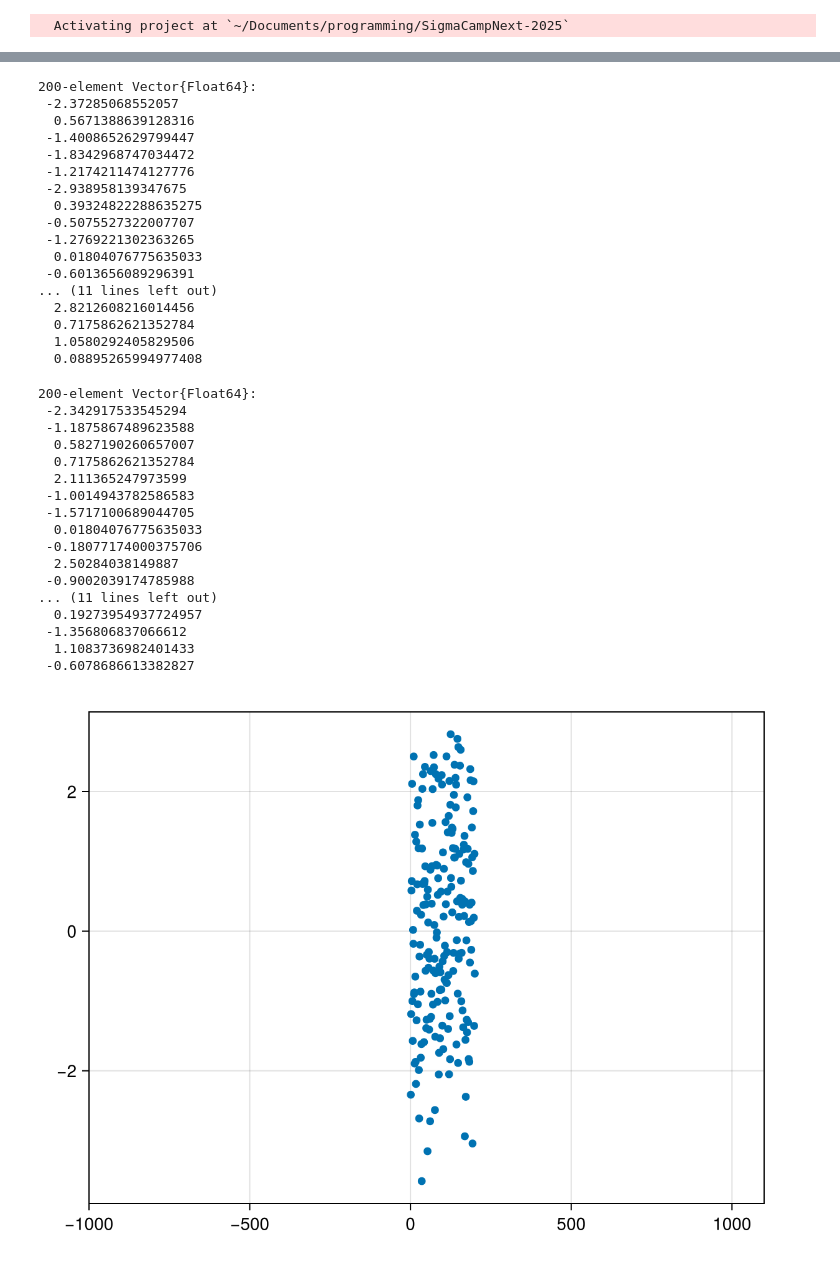
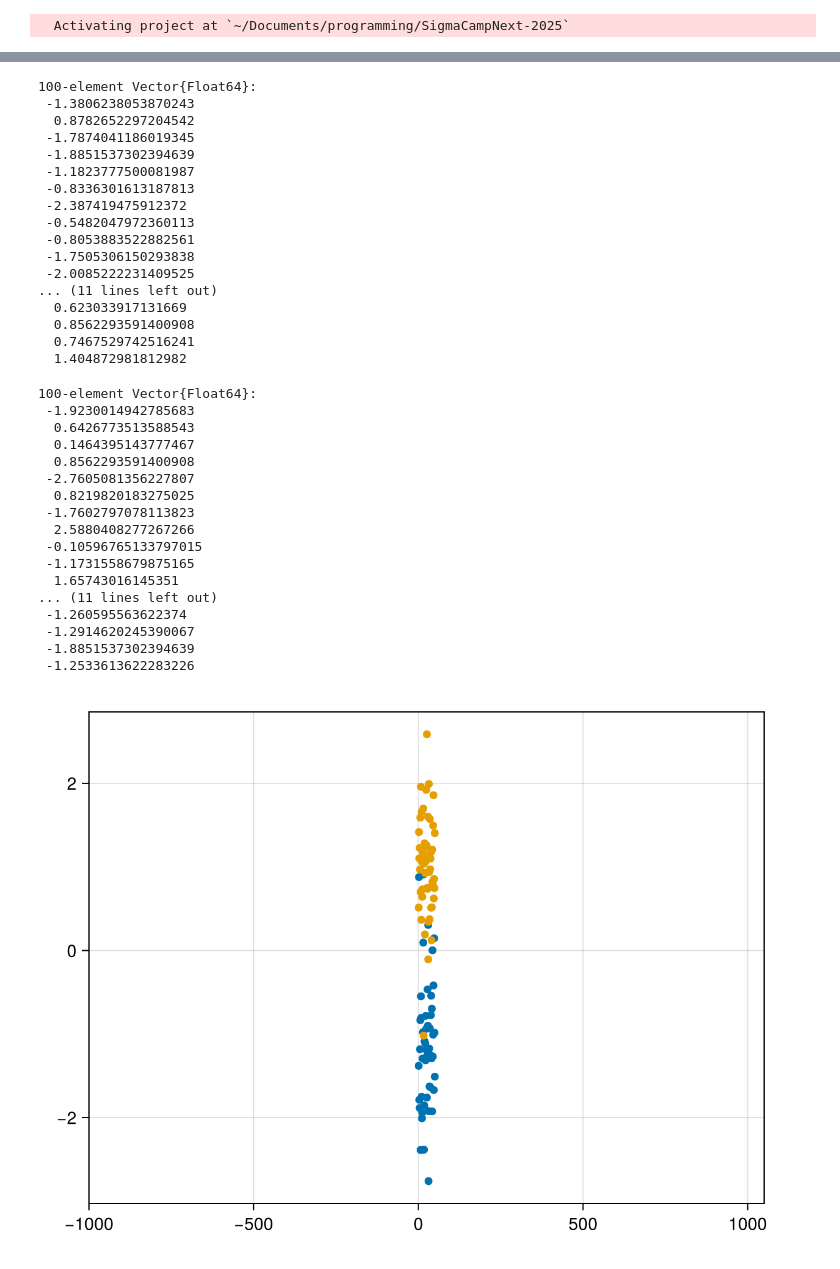
Before and after one commit to helmutstrey/SigmaCampNext-2025, a Jupyter notebook: kmeans_prog.ipynb, the cells around one changed output, grey strips where cells are left out. Cells and saved outputs as stored; diff of their text form; code cells hidden in the pictures.

```diff
--- a/kmeans_prog.ipynb
+++ b/kmeans_prog.ipynb
@@ -6,6 +6,6 @@ Pkg.activate(".")
 # %%
 using Distributions, Statistics, CairoMakie, Random
 # %%
-d1 = Normal(-1,1)
-d2 = Normal(1,1)
+d1 = Normal(-1,0.7)
+d2 = Normal(1,0.7)
 # %% [output]
@@ -13,5 +13,5 @@ Normal{Float64}(μ=1.0, σ=1.0)
 # %%
-N = 100
+N = 50
 sample1 = rand(d1,N)
 sample2 = rand(d2,N)
 # %% [output]
@@ -35,48 +35,49 @@ sample2 = rand(d2,N)
 # %%
 sample = vcat(sample1,sample2)
 # %% [output]
-200-element Vector{Float64}:
- -2.37285068552057
-  0.5671388639128316
- -1.4008652629799447
- -1.8342968747034472
- -1.2174211474127776
- -2.938958139347675
-  0.39324822288635275
- -0.5075527322007707
- -1.2769221302363265
-  0.01804076775635033
- -0.6013656089296391
+100-element Vector{Float64}:
+ -1.3806238053870243
+  0.8782652297204542
+ -1.7874041186019345
+ -1.8851537302394639
+ -1.1823777500081987
+ -0.8336301613187813
+ -2.387419475912372
+ -0.5482047972360113
+ -0.8053883522882561
+ -1.7505306150293838
+ -2.0085222231409525
 ... (11 lines left out)
-  2.8212608216014456
-  0.7175862621352784
-  1.0580292405829506
-  0.08895265994977408
+  0.623033917131669
+  0.8562293591400908
+  0.7467529742516241
+  1.404872981812982
 # %%
 shuffle!(sample)
 # %% [output]
-200-element Vector{Float64}:
- -2.342917533545294
- -1.1875867489623588
-  0.5827190260657007
-  0.7175862621352784
-  2.111365247973599
- -1.0014943782586583
- -1.5717100689044705
-  0.01804076775635033
- -0.18077174000375706
-  2.50284038149887
- -0.9002039174785988
+100-element Vector{Float64}:
+ -1.9230014942785683
+  0.6426773513588543
+  0.1464395143777467
+  0.8562293591400908
+ -2.7605081356227807
+  0.8219820183275025
+ -1.7602797078113823
+  2.5880408277267266
+ -0.10596765133797015
+ -1.1731558679875165
+  1.65743016145351
 ... (11 lines left out)
-  0.19273954937724957
- -1.356806837066612
-  1.1083736982401433
- -0.6078686613382827
+ -1.260595563622374
+ -1.2914620245390067
+ -1.8851537302394639
+ -1.2533613622283226
 # %%
 f = Figure()
 ax = Axis(f[1,1])
 xlims!(-1000,N+1000)
-scatter!(ax,sample)
+scatter!(ax,sample1)
+scatter!(ax,sample2)
 f
 # %% [output]
-[figure, old version]
+[figure, new version]
```
Also changed, not shown: parts of 2 cells of this notebook.
